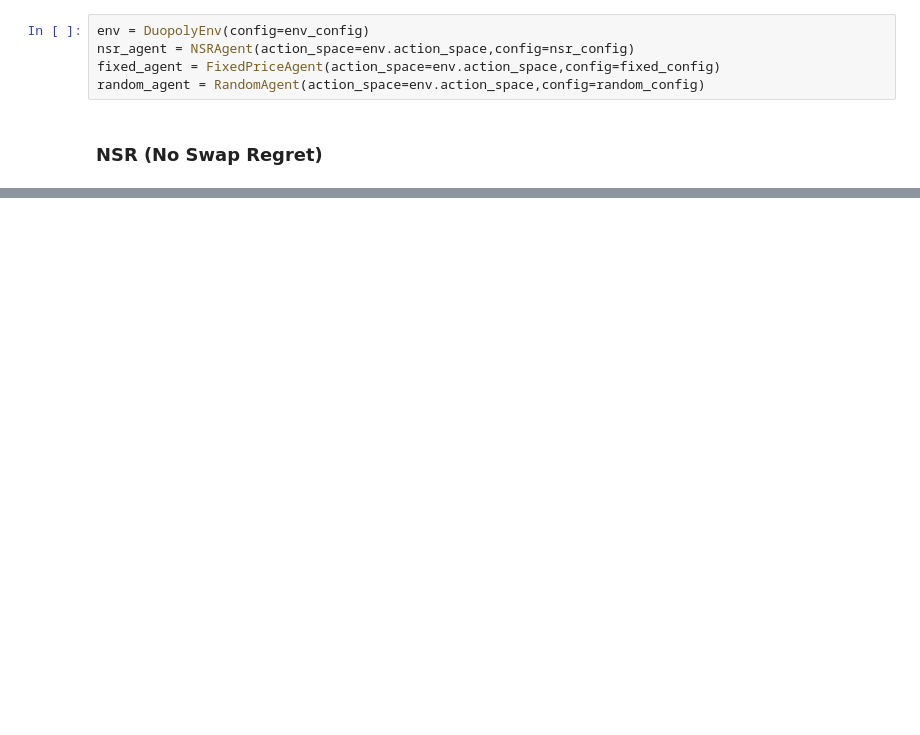
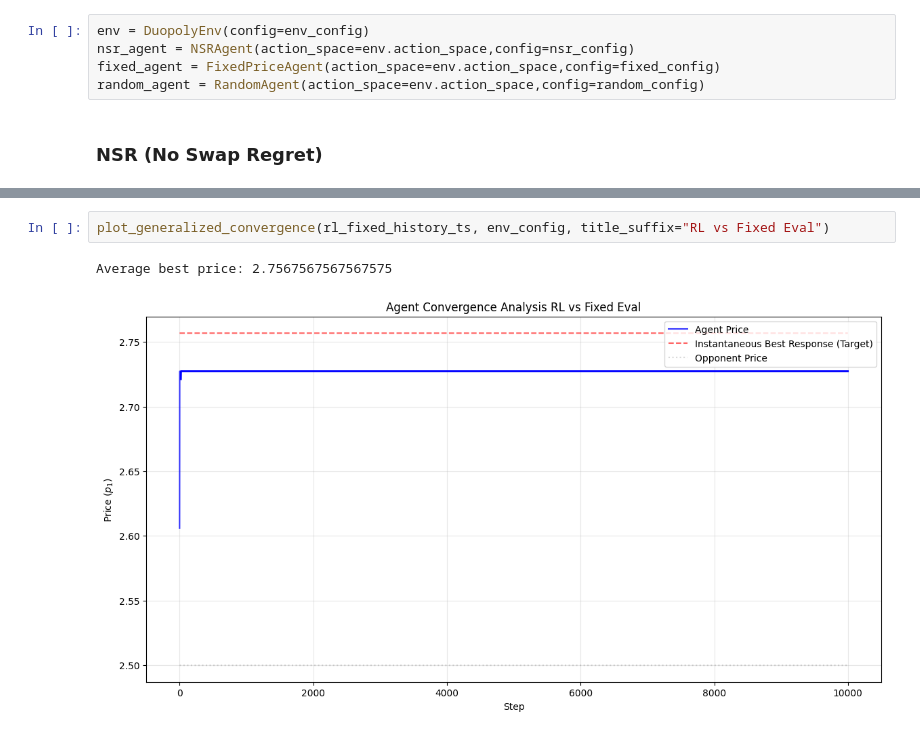
Before and after one commit to alan-w25/cis-6200-final, a Jupyter notebook: market_audit/notebooks/baseline_tests.ipynb, the cells around one changed output, grey strips where cells are left out. Saved outputs shown, nothing was run; the diff lists cells and outputs as text; blank space fills up the shorter version.

```diff
--- a/market_audit/notebooks/baseline_tests.ipynb
+++ b/market_audit/notebooks/baseline_tests.ipynb
@@ -144,0 +183,5 @@ Constant Pricing Agent
+# %%
+plot_generalized_convergence(rl_fixed_history_ts, env_config, title_suffix="RL vs Fixed Eval")
+# %% [output]
+Average best price: 2.7567567567567575
+[figure, added]
```
Also changed, not shown: parts of 16 cells of this notebook, 6 other files.
